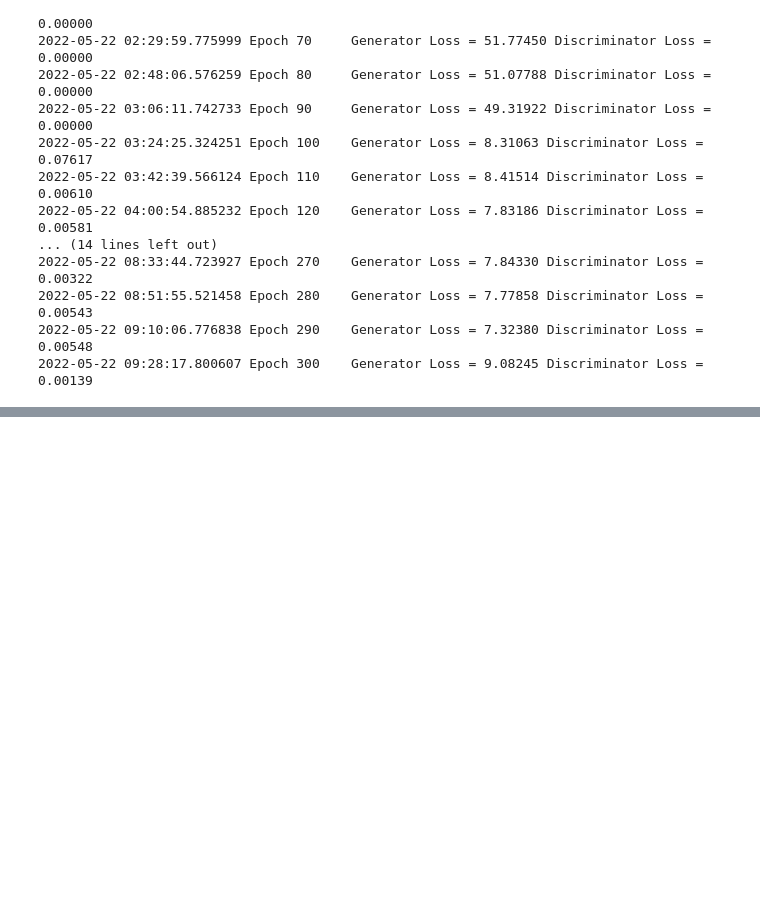
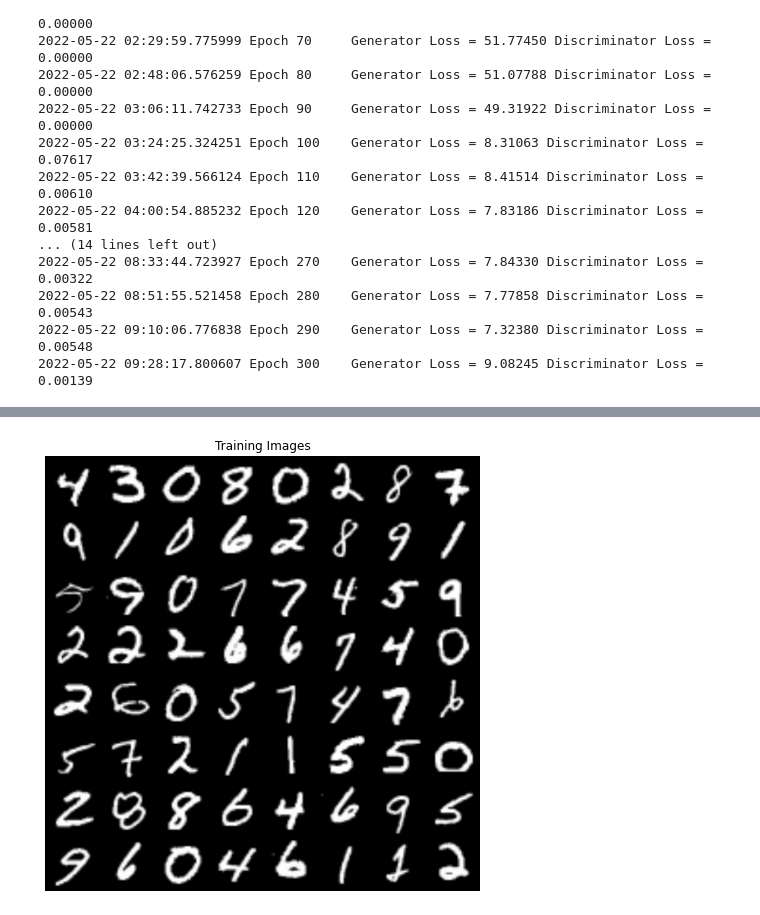
Before and after one commit to XDZhelheim/CS324-DeepLearning-Lab, a Jupyter notebook: Assignment3/Part 2/part2.ipynb, the cells around one changed output, grey strips where cells are left out. Cells and saved outputs as stored; diff of their text form; code cells hidden in the pictures; blank space fills up the shorter version.

```diff
--- a/Assignment3/Part 2/part2.ipynb
+++ b/Assignment3/Part 2/part2.ipynb
@@ -143,0 +194,40 @@ plt.show()
+# %%
+import torch
+from torchvision import datasets
+import torchvision.transforms as transforms
+import numpy as np
+
+# load data
+image_size = 64
+dataset = datasets.MNIST(
+    "./data/mnist",
+    train=True,
+    download=True,
+    transform=transforms.Compose(
+        [
+            transforms.Resize(image_size),
+            transforms.CenterCrop(image_size),
+            transforms.ToTensor(),
+            transforms.Normalize((0.5,), (0.5,)),
+        ]
+    ),
+)
+
+indices = np.arange(5120)  # specify a subset
+subset = torch.utils.data.Subset(dataset, indices)
+dataloader = torch.utils.data.DataLoader(subset, batch_size=128, shuffle=True,)
+
+import torchvision.utils as vutils
+
+real_batch = next(iter(dataloader))
+plt.figure(figsize=(8, 8))
+plt.axis("off")
+plt.title("Training Images")
+plt.imshow(
+    np.transpose(
+        vutils.make_grid(real_batch[0][:64], padding=2, normalize=True).cpu(), (1, 2, 0)
+    )
+)
+plt.show()
+# %% [output]
+[figure, added]
```
Also changed, not shown: parts of 14 cells of this notebook, 3 other files.
